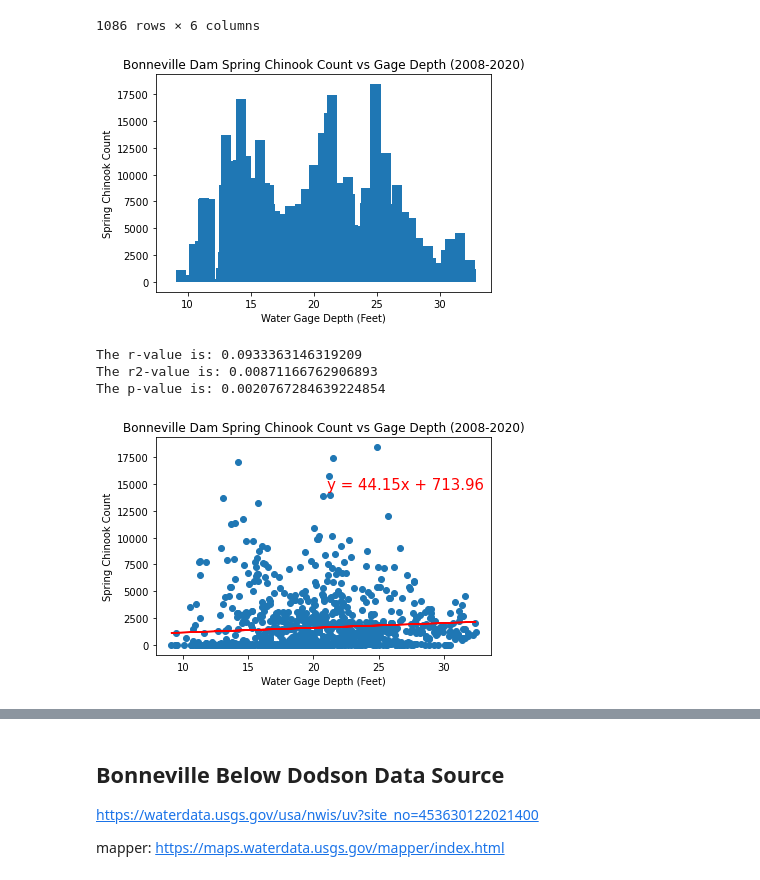
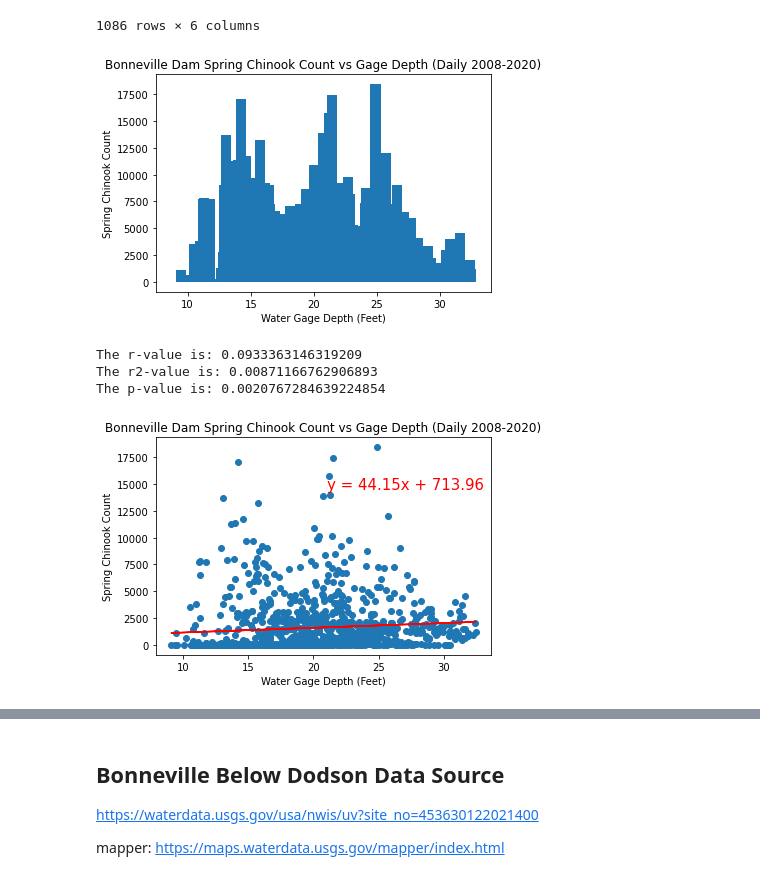
Before and after one commit to jayhjman/bootcamp-project1, a Jupyter notebook: Below-Bonneville-Visual-Daily.ipynb, the cells around one changed output, grey strips where cells are left out. Cells and saved outputs as stored; diff of their text form; code cells hidden in the pictures.

```diff
--- a/Below-Bonneville-Visual-Daily.ipynb
+++ b/Below-Bonneville-Visual-Daily.ipynb
@@ -168,14 +168,14 @@ clean_gage_df
 # %%
 # Plot bar char distribution
 fig, ax = plt.subplots()
 ax.set_xlabel("Water Gage Depth (Feet)")
 ax.set_ylabel("Spring Chinook Count")
-ax.set_title("Bonneville Dam Spring Chinook Count vs Gage Depth (2008-2020)")
+ax.set_title("Bonneville Dam Spring Chinook Count vs Gage Depth (Daily 2008-2020)")
 ax.bar(clean_gage_df["Gage_Mean"], clean_gage_df["Chin"])
 plt.savefig(daily_image_path + "bonn_below_daily_bar_gage.png")
 plt.show()
 # %% [output]
-[figure, old version]
+[figure, new version]
 # %%
 # Plot a scatter and regression of river depth and salmon counts to see if any correlation
 
@@ -190,7 +190,7 @@ print(f"The p-value is: {pvalue}")
 fig, ax = plt.subplots()
 ax.set_xlabel("Water Gage Depth (Feet)")
 ax.set_ylabel("Spring Chinook Count")
-ax.set_title("Bonneville Dam Spring Chinook Count vs Gage Depth (2008-2020)")
+ax.set_title("Bonneville Dam Spring Chinook Count vs Gage Depth (Daily 2008-2020)")
 ax.annotate(line_eq, (21,14500), fontsize=15, color="red")
 ax.plot(clean_gage_df["Gage_Mean"], regress_values, "r-")
 ax.scatter(clean_gage_df["Gage_Mean"], clean_gage_df["Chin"])
@@ -200,4 +200,4 @@ plt.show()
 The r-value is: 0.0933363146319209
 The r2-value is: 0.00871166762906893
 The p-value is: 0.0020767284639224854
-[figure, old version]
+[figure, new version]
```
Also changed, not shown: parts of 9 cells of this notebook, 6 other files.
